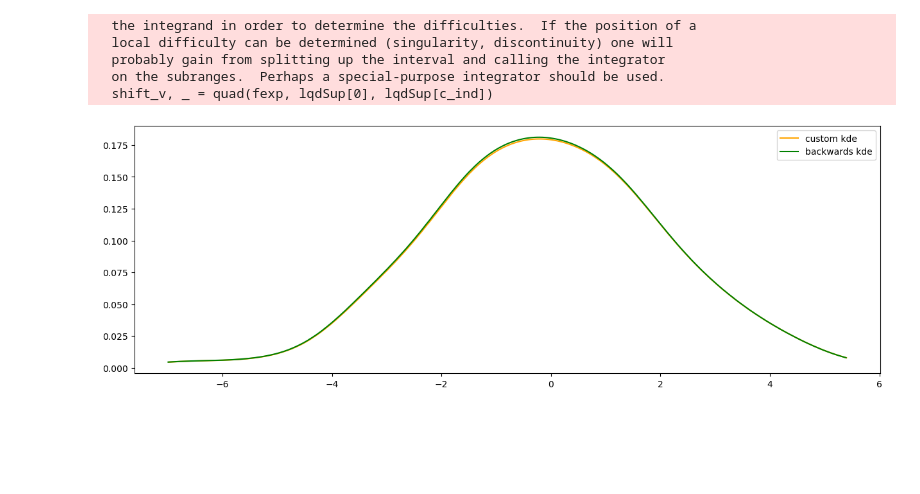
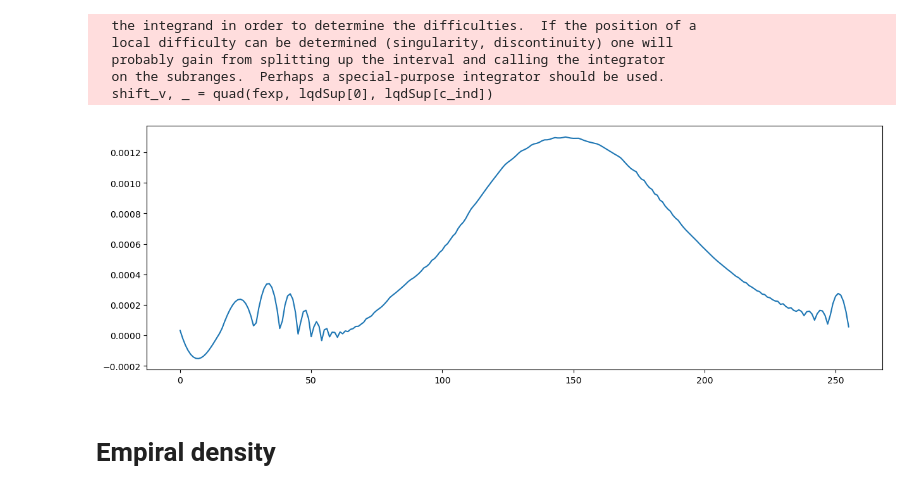
Before and after one commit to matheus-vizzotto/densities4risk, a Jupyter notebook: notebooks/09_assess_trransformation.ipynb, the cells around one changed output. Cells and saved outputs as stored; diff of their text form; code cells hidden in the pictures; blank space fills up the shorter version.

```diff
--- a/notebooks/09_assess_trransformation.ipynb
+++ b/notebooks/09_assess_trransformation.ipynb
@@ -35,5 +39,5 @@ plt.show()
 # %%
-lqd_grid = np.linspace(0,1,3000)
+lqd_grid = np.linspace(0,1,n)
 t0_ = kde.grid[np.argmin(np.abs(kde.grid))]
 lqdSup, lqd, c = dens2lqd(
                         dens = density,
@@ -52,7 +56,7 @@ plt.show()
 # %% [output]
 [figure]
 # %%
-dSup, dens = lqd2dens(lqd, lqdSup, c=c)
+dSup, dens = lqd2dens(lqd, lqdSup, c=c, dSup=kde.grid)
 # %% [output]
 c not in lqdSup — resetting to closest value.
   the integrand in order to determine the difficulties.  If the position of a
@@ -60,14 +64,3 @@ c not in lqdSup — resetting to closest value.
   probably gain from splitting up the interval and calling the integrator
   on the subranges.  Perhaps a special-purpose integrator should be used.
   shift_v, _ = quad(fexp, lqdSup[0], lqdSup[c_ind])
-# %%
-plt.figure(figsize=(15,5))
-
-sns.lineplot(x=kde.grid, y=density, color="orange", label="custom kde")
-sns.lineplot(x=dSup, y=dens, color="green", label="backwards kde")
-
-plt.legend()
-
-plt.show()
-# %% [output]
-[figure, removed]
@@ -73,0 +94,10 @@ plt.show()
+# %%
+plt.figure(figsize=(15,5))
+
+plt.plot(dens - density)
+
+plt.show()
+# %% [output]
+[figure, added]
+# %% [markdown]
+# Empiral density
```
Also changed, not shown: parts of 19 cells of this notebook.
